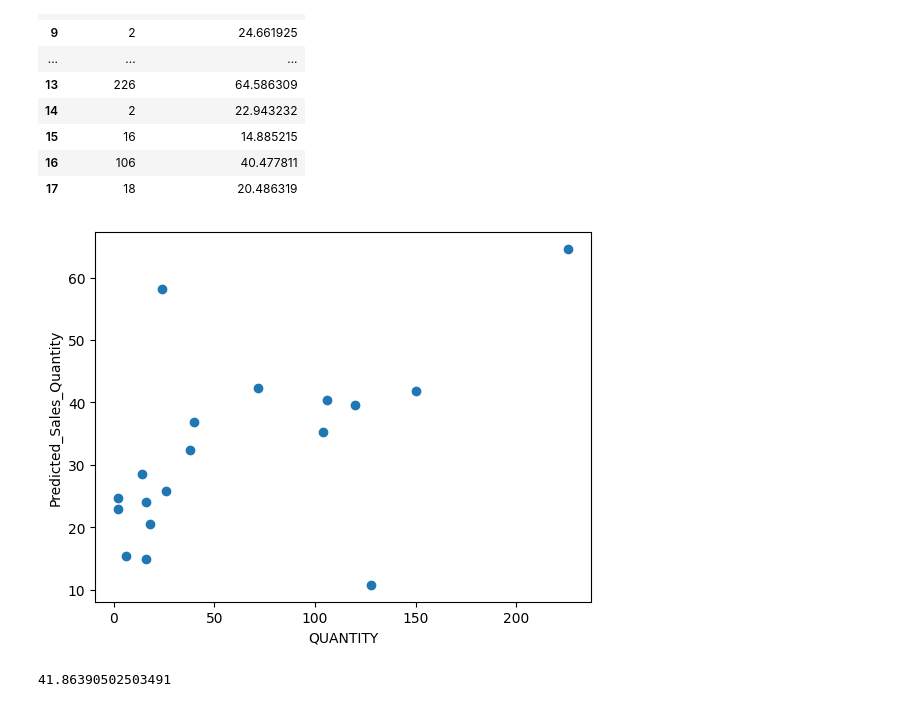
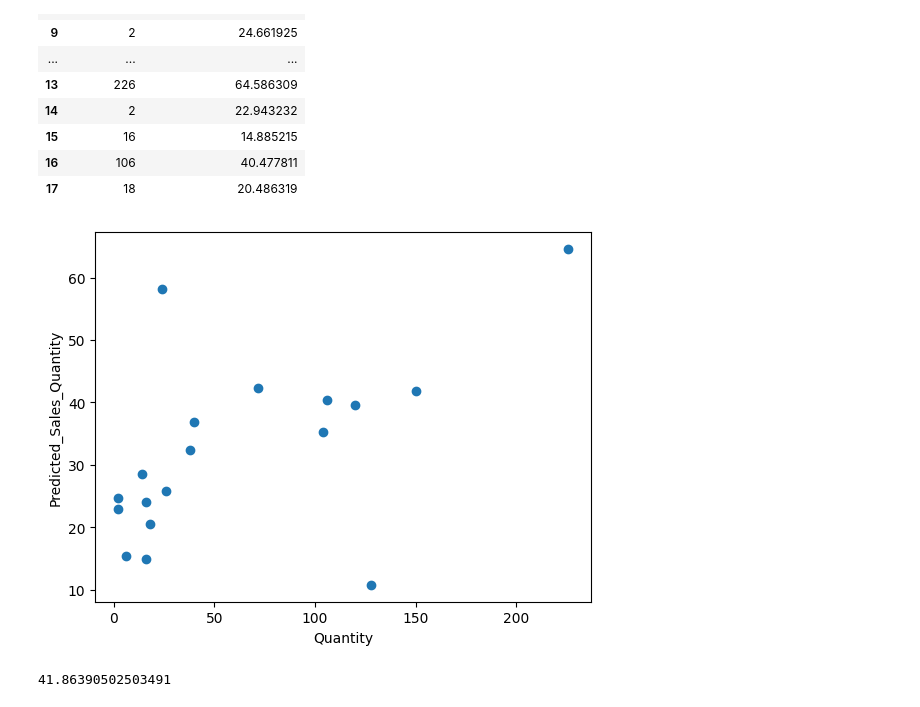
Before and after one commit to CroissantDevourer/dedsportfolio, a Jupyter notebook: Week 8/regressiemodel.ipynb, the cells around one changed output. Saved outputs shown, nothing was run; the diff lists cells and outputs as text; code cells hidden in the pictures.

```diff
--- a/Week 8/regressiemodel.ipynb
+++ b/Week 8/regressiemodel.ipynb
@@ -158,11 +139,11 @@ y_pred_merge.loc[y_pred_merge['Predicted_Sales_Quantity'].notna(), :]
 | 17 | 18 | 20.486319 |
 # %%
 plot.scatter(y_pred_merge['QUANTITY'], y_pred_merge['Predicted_Sales_Quantity'])
-plot.xlabel('QUANTITY')
+plot.xlabel('Quantity')
 plot.ylabel('Predicted_Sales_Quantity')
 plot.show()
 # %% [output]
-[figure, old version]
+[figure, new version]
 # %%
 mean_absolute_error(y_pred_merge['QUANTITY'], y_pred_merge['Predicted_Sales_Quantity'])
 # %% [output]
```
Also changed, not shown: parts of 1 cell of this notebook, 1 other file.
